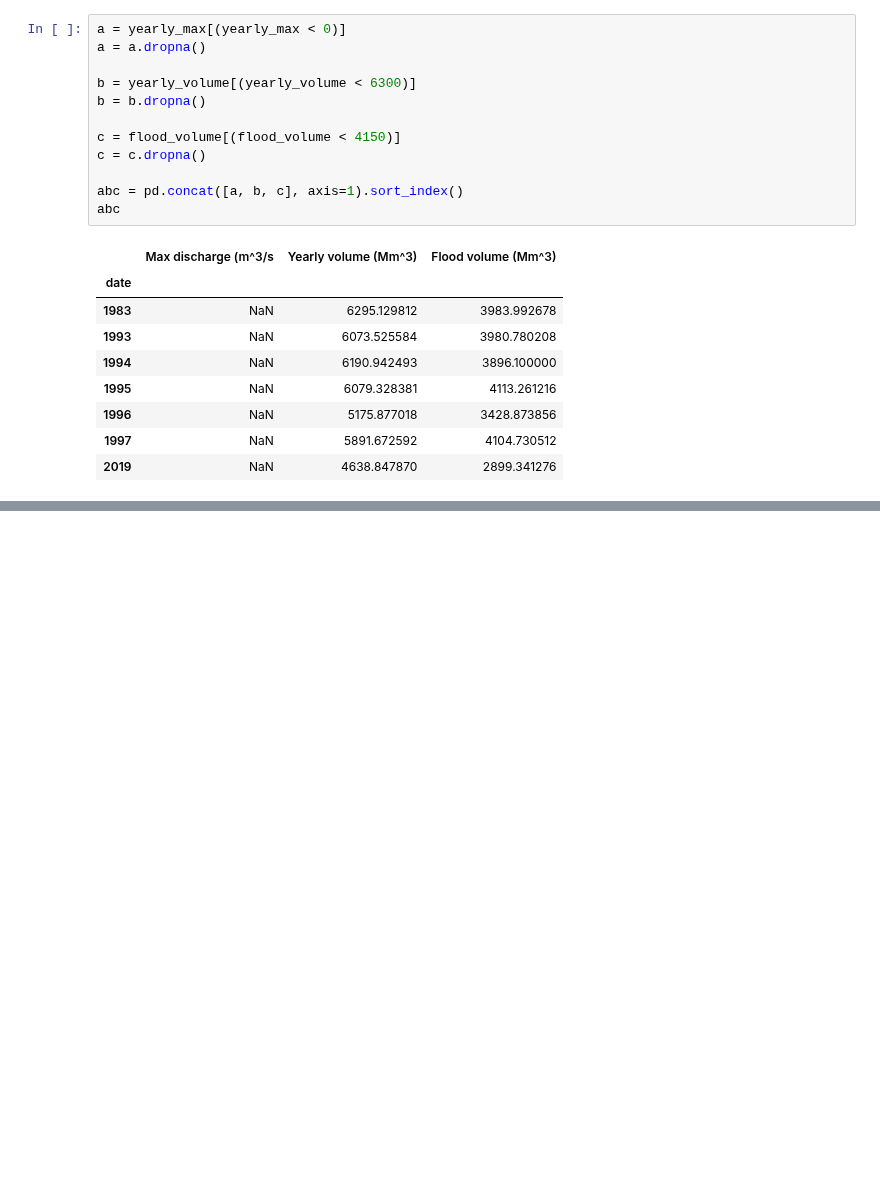
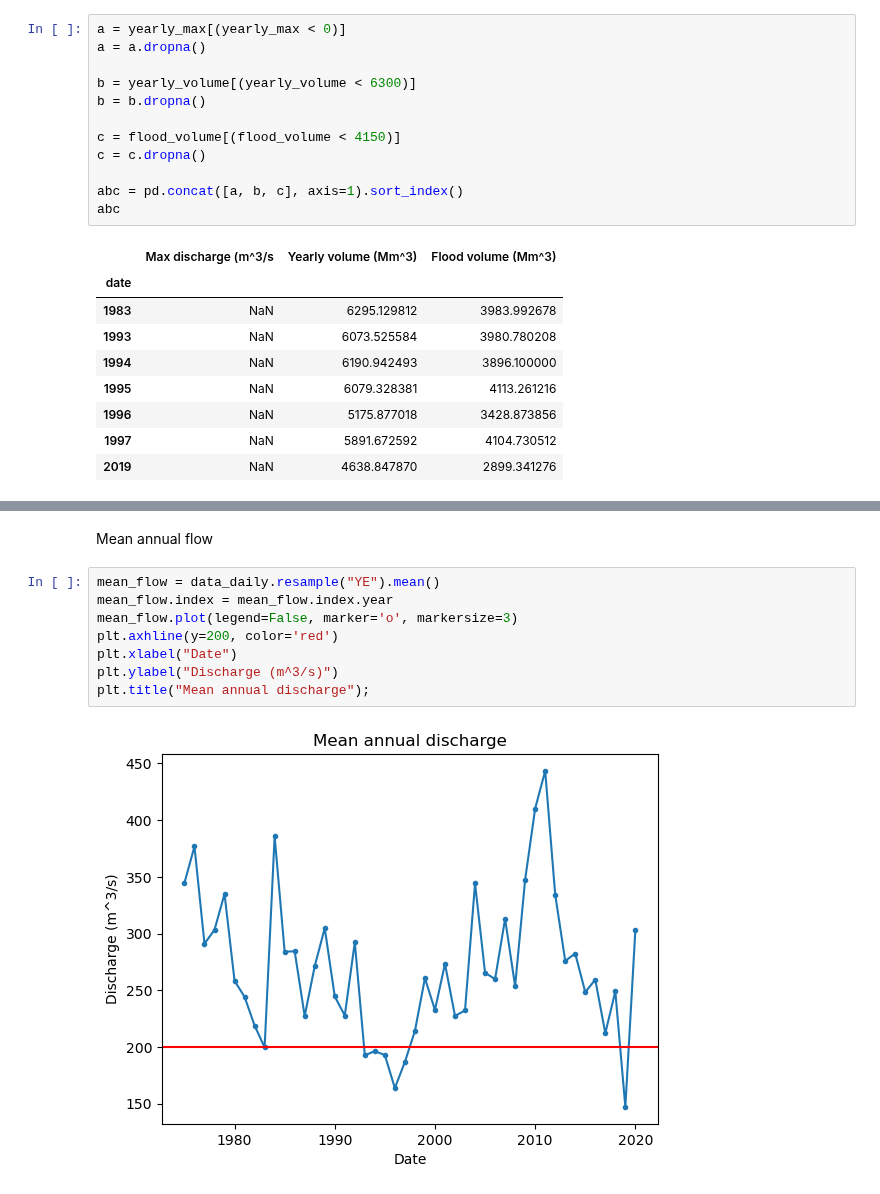
Before and after one commit to eWaterCycle/projects, a Jupyter notebook: BEP/code/Dataplot.ipynb, the cells around one changed output, grey strips where cells are left out. Cells and saved outputs as stored; diff of their text form; blank space fills up the shorter version.

```diff
--- a/BEP/code/Dataplot.ipynb
+++ b/BEP/code/Dataplot.ipynb
@@ -207,0 +243,12 @@ yearly_volume
+# %% [markdown]
+Mean annual flow
+# %%
+mean_flow = data_daily.resample("YE").mean()
+mean_flow.index = mean_flow.index.year
+mean_flow.plot(legend=False, marker='o', markersize=3)
+plt.axhline(y=200, color='red')
+plt.xlabel("Date")
+plt.ylabel("Discharge (m^3/s)")
+plt.title("Mean annual discharge");
+# %% [output]
+[figure, added]
```
Also changed, not shown: parts of 7 cells of this notebook, 4 other files.
